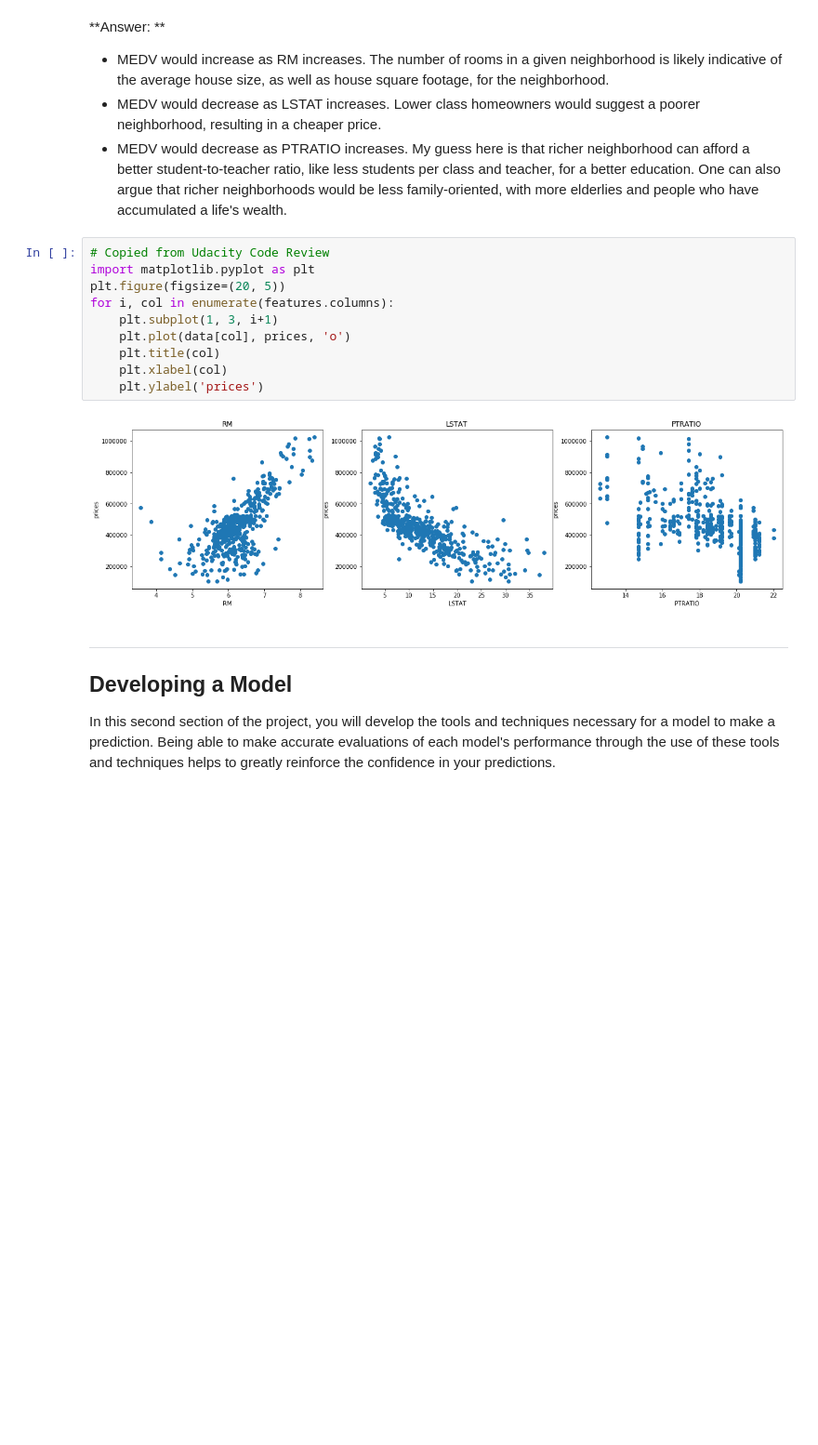
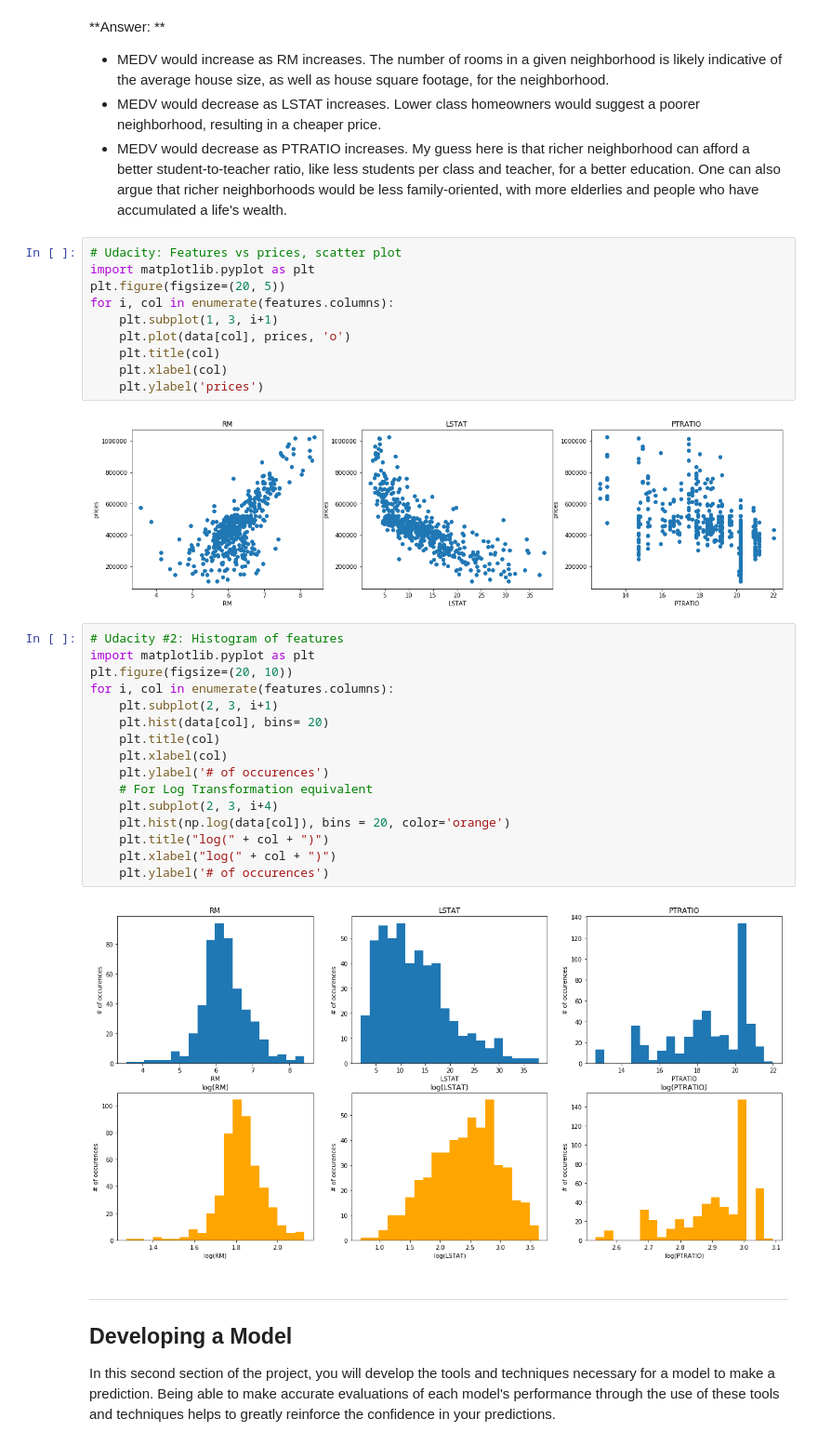
Before and after one commit to seqian/Udacity-ML-Nanodegree, a Jupyter notebook: boston_housing/boston_housing.ipynb, the cells around one changed output. Shown at 93% size. Cells and saved outputs as stored; diff of their text form; blank space fills up the shorter version.

Commit message:
Boston Housing Post-Code Review 2
Provided further justification to pricing expectation based on sample distribution.
Added a few plots suggested by reviewer.

```diff
--- a/boston_housing/boston_housing.ipynb
+++ b/boston_housing/boston_housing.ipynb
@@ -103,7 +103,7 @@ As a reminder, we are using three features from the Boston housing dataset: `'RM
 * MEDV would decrease as LSTAT increases. Lower class homeowners would suggest a poorer neighborhood, resulting in a cheaper price.
 * MEDV would decrease as PTRATIO increases. My guess here is that richer neighborhood can afford a better student-to-teacher ratio, like less students per class and teacher, for a better education. One can also argue that richer neighborhoods would be less family-oriented, with more elderlies and people who have accumulated a life's wealth.
 # %%
-# Copied from Udacity Code Review
+# Udacity: Features vs prices, scatter plot
 import matplotlib.pyplot as plt
 plt.figure(figsize=(20, 5))
 for i, col in enumerate(features.columns):
@@ -114,6 +114,24 @@ for i, col in enumerate(features.columns):
     plt.ylabel('prices')
 # %% [output]
 [figure]
+# %%
+# Udacity #2: Histogram of features
+import matplotlib.pyplot as plt
+plt.figure(figsize=(20, 10))
+for i, col in enumerate(features.columns):
+    plt.subplot(2, 3, i+1)
+    plt.hist(data[col], bins= 20)
+    plt.title(col)
+    plt.xlabel(col)
+    plt.ylabel('# of occurences')
+    # For Log Transformation equivalent
+    plt.subplot(2, 3, i+4)
+    plt.hist(np.log(data[col]), bins = 20, color='orange')
+    plt.title("log(" + col + ")")
+    plt.xlabel("log(" + col + ")")
+    plt.ylabel('# of occurences')
+# %% [output]
+[figure, added]
 # %% [markdown]
 ----
 
```
Also changed, not shown: parts of 10 cells of this notebook, 1 other file.
